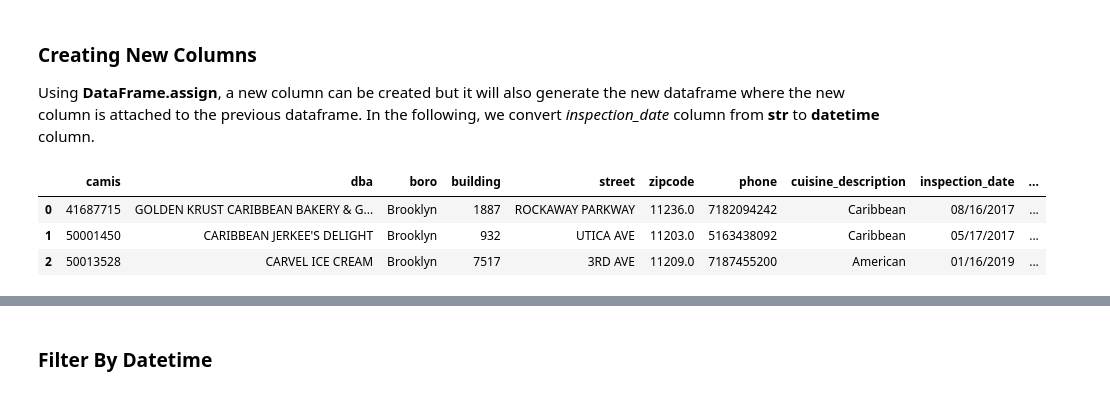
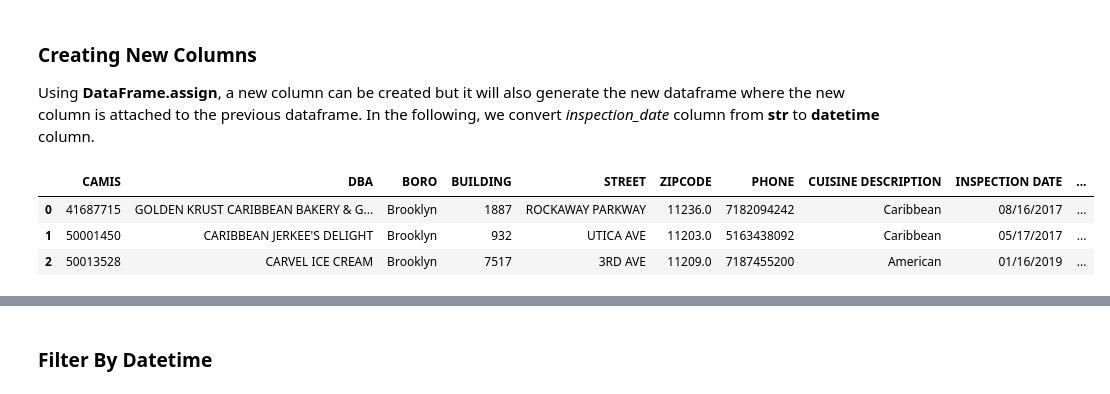
Before and after one commit to thoo/koalas-tutorials, a Jupyter notebook: koalas_tutorial.ipynb, the cells around one changed output, grey strips where cells are left out. Cells and saved outputs as stored; diff of their text form; code cells hidden in the pictures.

```diff
--- a/koalas_tutorial.ipynb
+++ b/koalas_tutorial.ipynb
@@ -125,4 +95,0 @@ Index(['CAMIS', 'DBA', 'BORO', 'BUILDING', 'STREET', 'ZIPCODE', 'PHONE',
-# %%
-# change column name to lower case and replace ' ' with '_'.
-df.columns = [ name.lower().replace(' ','_') for name in df.columns]
-df.columns
@@ -146,17 +96,17 @@ df.head()
 # %% [markdown]
 ### Change column type
 # %%
-df.inspection_date = df.inspection_date.astype(str)
+df['INSPECTION DATE'] = df['INSPECTION DATE'].astype(str)
 # %% [markdown]
 ### Creating New Columns
  Using __DataFrame.assign__, a new column can be created but it will also generate the new dataframe where the new column is attached to the previous dataframe. In the following, we convert *inspection_date* column from __str__ to __datetime__ column.
 # %%
-df_new  = df.assign(inspection_date_dt = lambda x : ks.to_datetime(x.inspection_date,
+df_new  = df.assign(inspection_date_dt = lambda x : ks.to_datetime(x['INSPECTION DATE'],
                                                         format='%m/%d/%Y',
                                                          errors='coerce'))
 df_new.head(3)
 # %% [output]
-|  | camis | dba | boro | building | street | zipcode | phone | cuisine_description | inspection_date | ... |
+|  | CAMIS | DBA | BORO | BUILDING | STREET | ZIPCODE | PHONE | CUISINE DESCRIPTION | INSPECTION DATE | ... |
 | 0 | 41687715 | GOLDEN KRUST CARIBBEAN BAKERY & G... | Brooklyn | 1887 | ROCKAWAY PARKWAY | 11236.0 | 7182094242 | Caribbean | 08/16/2017 | ... |
 | 1 | 50001450 | CARIBBEAN JERKEE'S DELIGHT | Brooklyn | 932 | UTICA AVE | 11203.0 | 5163438092 | Caribbean | 05/17/2017 | ... |
 | 2 | 50013528 | CARVEL ICE CREAM | Brooklyn | 7517 | 3RD AVE | 11209.0 | 7187455200 | American | 01/16/2019 | ... |
```
Also changed, not shown: parts of 17 cells of this notebook, 1 other file.
